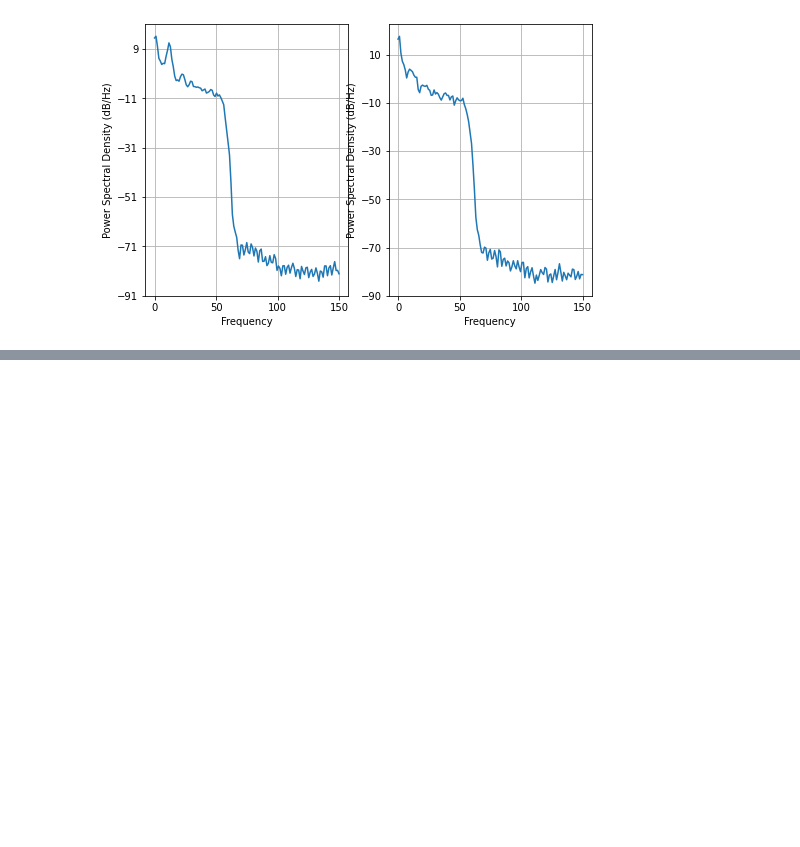
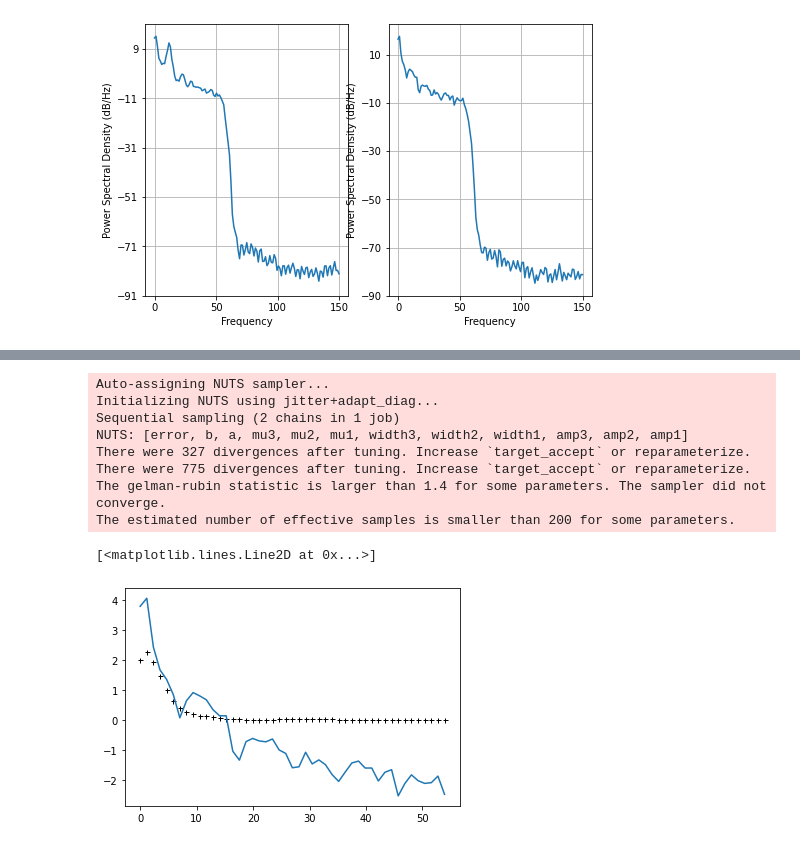
Before and after one commit to AraiKensuke/FitSpectrum, a Jupyter notebook: FitPowerSpec.ipynb, the cells around one changed output, grey strips where cells are left out. Drawn from its saved outputs; the diff is of its cells as text; code cells hidden in the pictures; blank space fills up the shorter version.

```diff
--- a/FitPowerSpec.ipynb
+++ b/FitPowerSpec.ipynb
@@ -171,0 +175,18 @@ plt.plot(eeg_f_psd1[theseInds], _N.log(eeg_psd1[theseInds]))
+# %%
+theseInds = _N.where(eeg_f_psd2 < 55)[0]
+
+trace2, model2 = do_fit_psd(eeg_f_psd2[theseInds], _N.log(eeg_psd2[theseInds]))
+y_fit = _N.percentile(trace2.gauss,50,axis=0)
+plt.plot(eeg_f_psd2[theseInds], y_fit,'k', marker='+', ls='None', ms=5, mew=1, label='Fit')
+plt.plot(eeg_f_psd2[theseInds], _N.log(eeg_psd2[theseInds]))
+# %% [output]
+Auto-assigning NUTS sampler...
+Initializing NUTS using jitter+adapt_diag...
+Sequential sampling (2 chains in 1 job)
+NUTS: [error, b, a, mu3, mu2, mu1, width3, width2, width1, amp3, amp2, amp1]
+There were 327 divergences after tuning. Increase `target_accept` or reparameterize.
+There were 775 divergences after tuning. Increase `target_accept` or reparameterize.
+The gelman-rubin statistic is larger than 1.4 for some parameters. The sampler did not converge.
+The estimated number of effective samples is smaller than 200 for some parameters.
+[<matplotlib.lines.Line2D at 0x...>]
+[figure, added]
```
Also changed, not shown: parts of 8 cells of this notebook.
